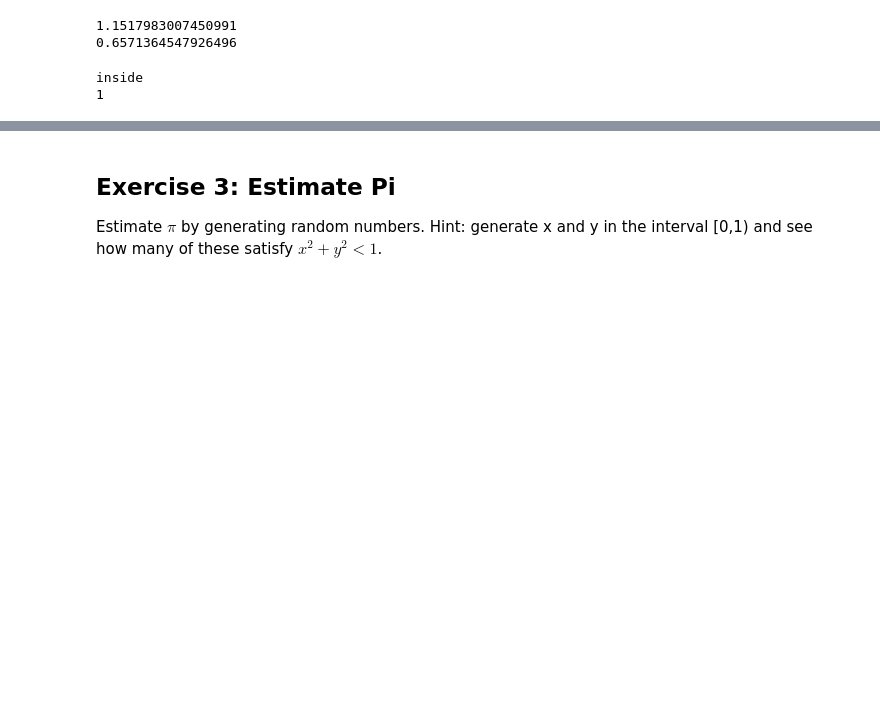
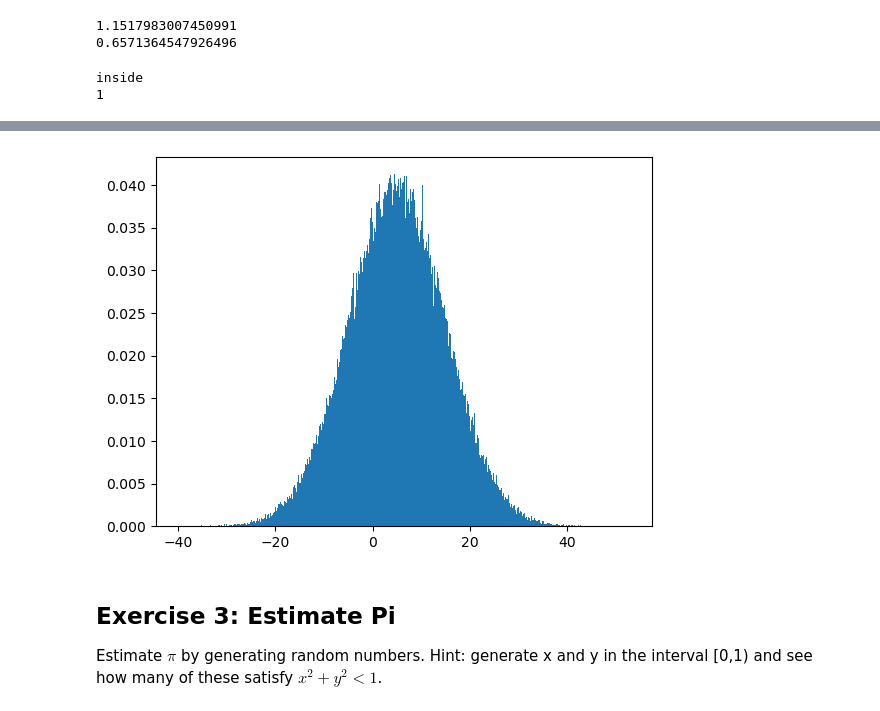
Before and after one commit to mathsyscomputing/IntroToComputing, a Jupyter notebook: julia/julia_introduction.ipynb, the cells around one changed output, grey strips where cells are left out. Drawn from its saved outputs; the diff is of its cells as text; code cells hidden in the pictures; blank space fills up the shorter version.

Commit message:
Update Julia

```diff
--- a/julia/julia_introduction.ipynb
+++ b/julia/julia_introduction.ipynb
@@ -440,3 +377,13 @@ inside
+# %%
+# https://juliastats.org/Distributions.jl/v0.14/starting.html
+exMean = 5
+exSd = 10
+d=Normal(exMean,exSd);
+x=rand(d,100000);
+num_bins = 500;
+hist(x, num_bins, density=true); # in python: plt.hist(...)
+# %% [output]
+[figure, added]
 # %% [markdown]
 ## Exercise 3: Estimate Pi
 
```
Also changed, not shown: parts of 26 cells of this notebook.
